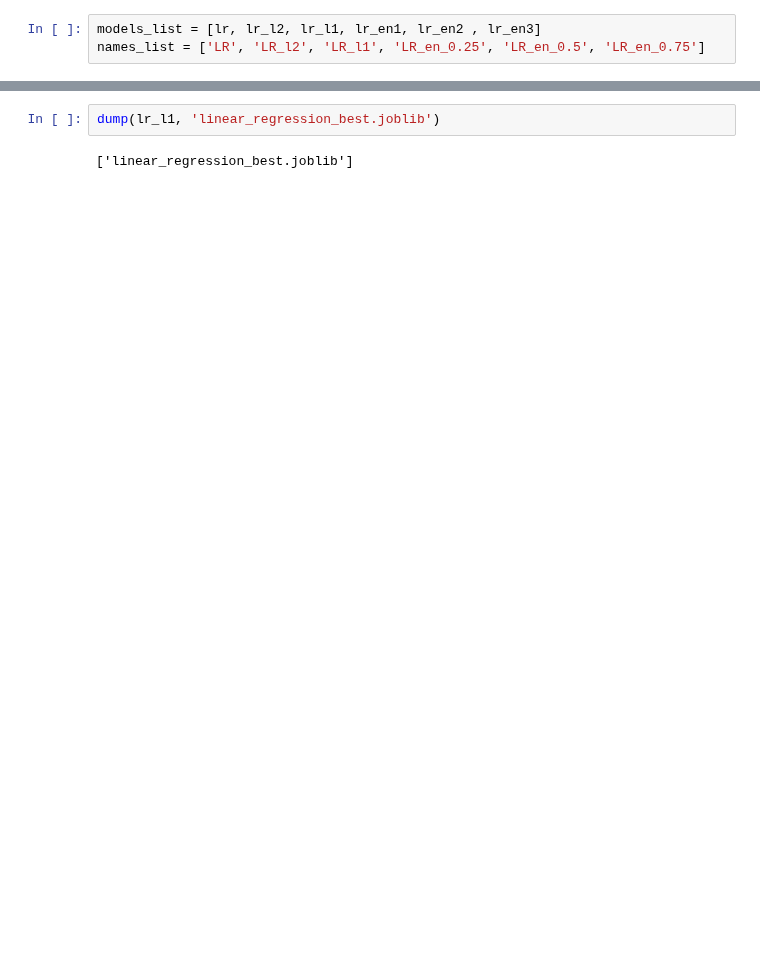
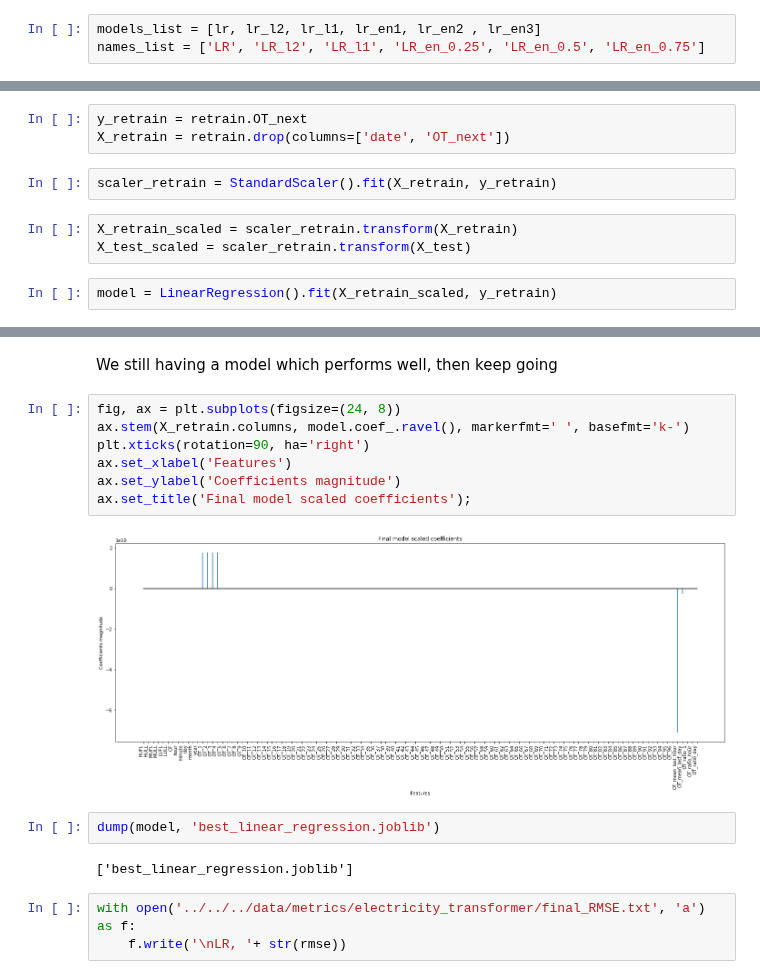
Before and after one commit to mgp165/TFG, a Jupyter notebook: notebooks/models/electricity_transformer/linear_regression.ipynb, the cells around one changed output, grey strips where cells are left out. Cells and saved outputs as stored; diff of their text form; blank space fills up the shorter version.

```diff
--- a/notebooks/models/electricity_transformer/linear_regression.ipynb
+++ b/notebooks/models/electricity_transformer/linear_regression.ipynb
@@ -48,0 +64,10 @@ Every model works way better in the test than in the train. We are gonig to choo
+# %%
+y_retrain = retrain.OT_next
+X_retrain = retrain.drop(columns=['date', 'OT_next'])
+# %%
+scaler_retrain = StandardScaler().fit(X_retrain, y_retrain)
+# %%
+X_retrain_scaled = scaler_retrain.transform(X_retrain)
+X_test_scaled = scaler_retrain.transform(X_test)
+# %%
+model = LinearRegression().fit(X_retrain_scaled, y_retrain)
@@ -49,4 +80,18 @@ Every model works way better in the test than in the train. We are gonig to choo
+# %% [markdown]
+We still having a model which performs well, then keep going
+# %%
+fig, ax = plt.subplots(figsize=(24, 8))
+ax.stem(X_retrain.columns, model.coef_.ravel(), markerfmt=' ', basefmt='k-')
+plt.xticks(rotation=90, ha='right')
+ax.set_xlabel('Features')
+ax.set_ylabel('Coefficients magnitude')
+ax.set_title('Final model scaled coefficients');
+# %% [output]
+[figure, added]
 # %%
-dump(lr_l1, 'linear_regression_best.joblib')
+dump(model, 'best_linear_regression.joblib')
 # %% [output]
-['linear_regression_best.joblib']
+['best_linear_regression.joblib']
+# %%
+with open('../../../data/metrics/electricity_transformer/final_RMSE.txt', 'a') as f:
+    f.write('\nLR, '+ str(rmse))
```
Also changed, not shown: parts of 18 cells of this notebook, 1 other file.
